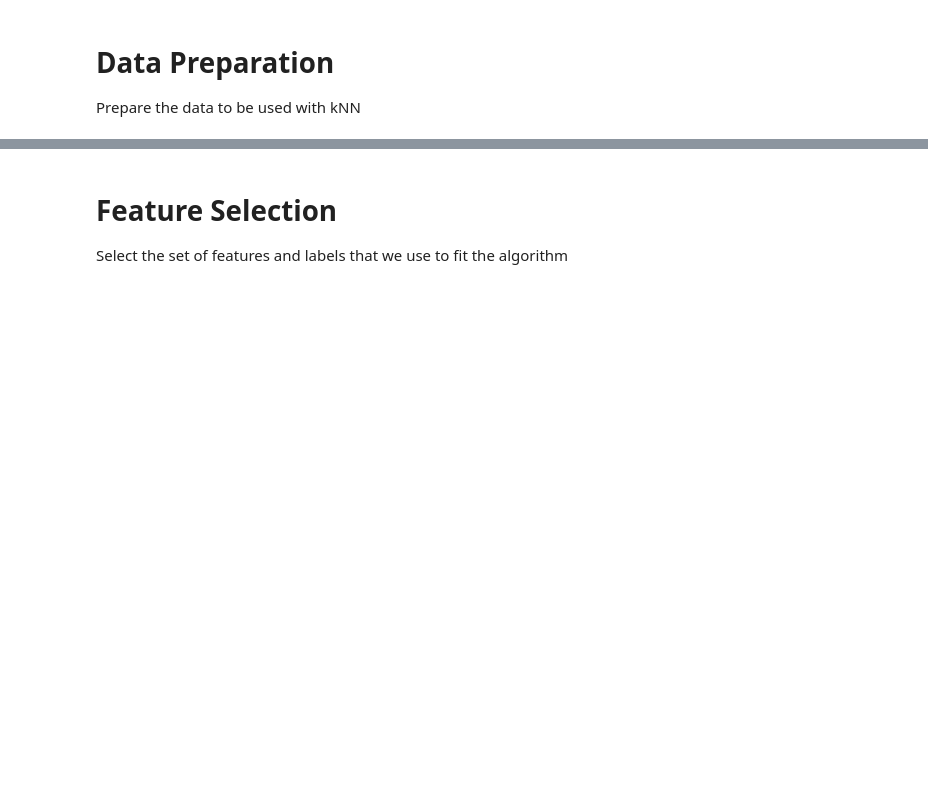
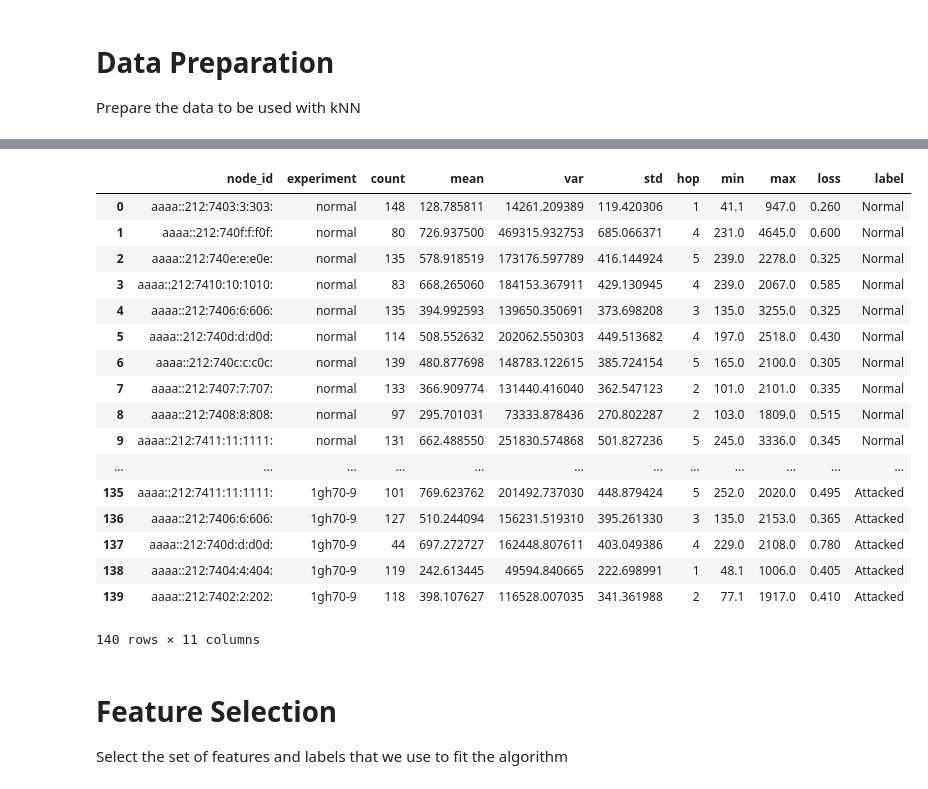
Before and after one commit to ichatz/iot-netprofiler, a Jupyter notebook: cooja3-16nodes/Attacked-Normal Classification.ipynb, the cells around one changed output, grey strips where cells are left out. Cells and saved outputs as stored; diff of their text form; code cells hidden in the pictures; blank space fills up the shorter version.

```diff
--- a/cooja3-16nodes/Attacked-Normal Classification.ipynb
+++ b/cooja3-16nodes/Attacked-Normal Classification.ipynb
@@ -69,3 +69,24 @@ stats.head(5)
+# %%
+stats
+# %% [output]
+|  | node_id | experiment | count | mean | var | std | hop | min | max | loss | label |
+| 0 | aaaa::212:7403:3:303: | normal | 148 | 128.785811 | 14261.209389 | 119.420306 | 1 | 41.1 | 947.0 | 0.260 | Normal |
+| 1 | aaaa::212:740f:f:f0f: | normal | 80 | 726.937500 | 469315.932753 | 685.066371 | 4 | 231.0 | 4645.0 | 0.600 | Normal |
+| 2 | aaaa::212:740e:e:e0e: | normal | 135 | 578.918519 | 173176.597789 | 416.144924 | 5 | 239.0 | 2278.0 | 0.325 | Normal |
+| 3 | aaaa::212:7410:10:1010: | normal | 83 | 668.265060 | 184153.367911 | 429.130945 | 4 | 239.0 | 2067.0 | 0.585 | Normal |
+| 4 | aaaa::212:7406:6:606: | normal | 135 | 394.992593 | 139650.350691 | 373.698208 | 3 | 135.0 | 3255.0 | 0.325 | Normal |
+| 5 | aaaa::212:740d:d:d0d: | normal | 114 | 508.552632 | 202062.550303 | 449.513682 | 4 | 197.0 | 2518.0 | 0.430 | Normal |
+| 6 | aaaa::212:740c:c:c0c: | normal | 139 | 480.877698 | 148783.122615 | 385.724154 | 5 | 165.0 | 2100.0 | 0.305 | Normal |
+| 7 | aaaa::212:7407:7:707: | normal | 133 | 366.909774 | 131440.416040 | 362.547123 | 2 | 101.0 | 2101.0 | 0.335 | Normal |
+| 8 | aaaa::212:7408:8:808: | normal | 97 | 295.701031 | 73333.878436 | 270.802287 | 2 | 103.0 | 1809.0 | 0.515 | Normal |
+| 9 | aaaa::212:7411:11:1111: | normal | 131 | 662.488550 | 251830.574868 | 501.827236 | 5 | 245.0 | 3336.0 | 0.345 | Normal |
+| ... | ... | ... | ... | ... | ... | ... | ... | ... | ... | ... | ... |
+| 135 | aaaa::212:7411:11:1111: | 1gh70-9 | 101 | 769.623762 | 201492.737030 | 448.879424 | 5 | 252.0 | 2020.0 | 0.495 | Attacked |
+| 136 | aaaa::212:7406:6:606: | 1gh70-9 | 127 | 510.244094 | 156231.519310 | 395.261330 | 3 | 135.0 | 2153.0 | 0.365 | Attacked |
+| 137 | aaaa::212:740d:d:d0d: | 1gh70-9 | 44 | 697.272727 | 162448.807611 | 403.049386 | 4 | 229.0 | 2108.0 | 0.780 | Attacked |
+| 138 | aaaa::212:7404:4:404: | 1gh70-9 | 119 | 242.613445 | 49594.840665 | 222.698991 | 1 | 48.1 | 1006.0 | 0.405 | Attacked |
+| 139 | aaaa::212:7402:2:202: | 1gh70-9 | 118 | 398.107627 | 116528.007035 | 341.361988 | 2 | 77.1 | 1917.0 | 0.410 | Attacked |
+140 rows × 11 columns
 # %% [markdown]
 # Feature Selection
 
```
Also changed, not shown: parts of 1 cell of this notebook, 11 other files.
